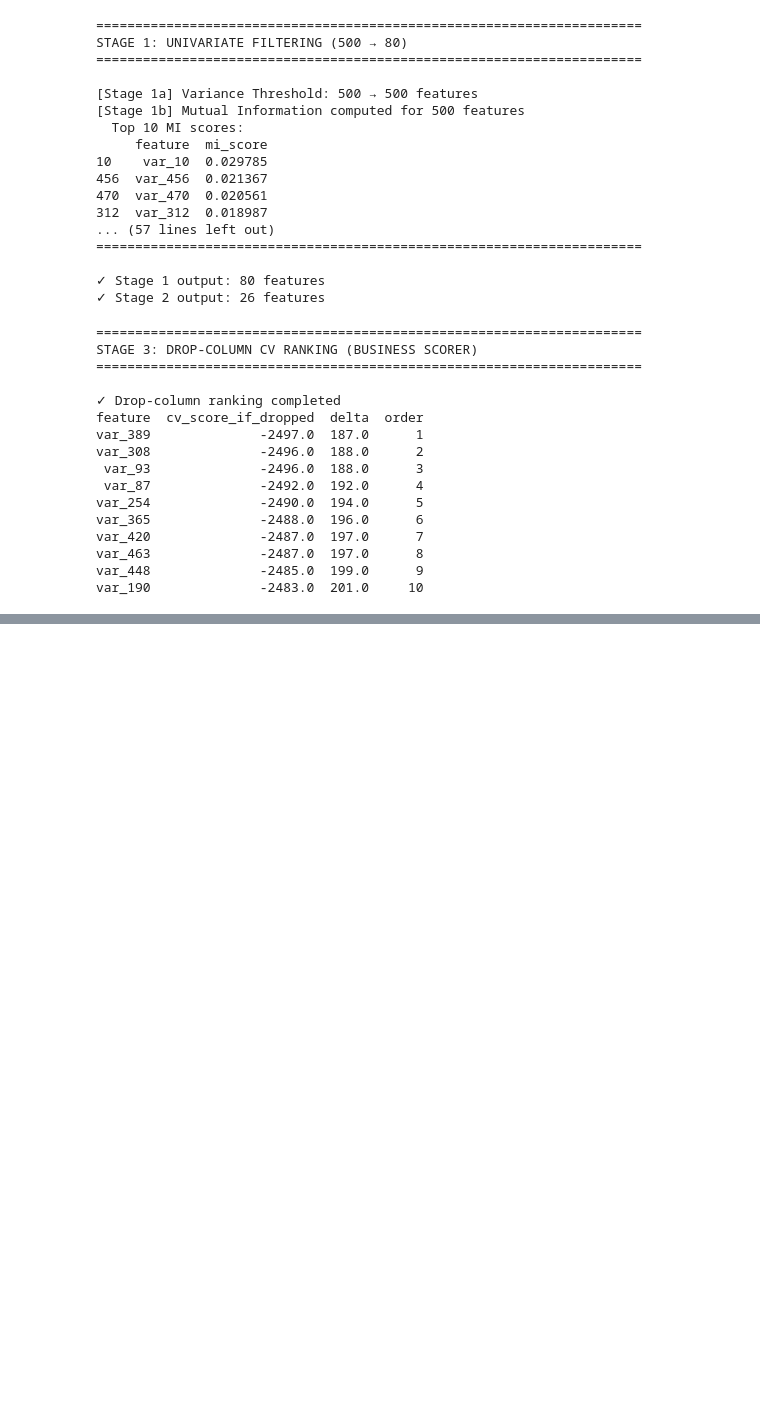
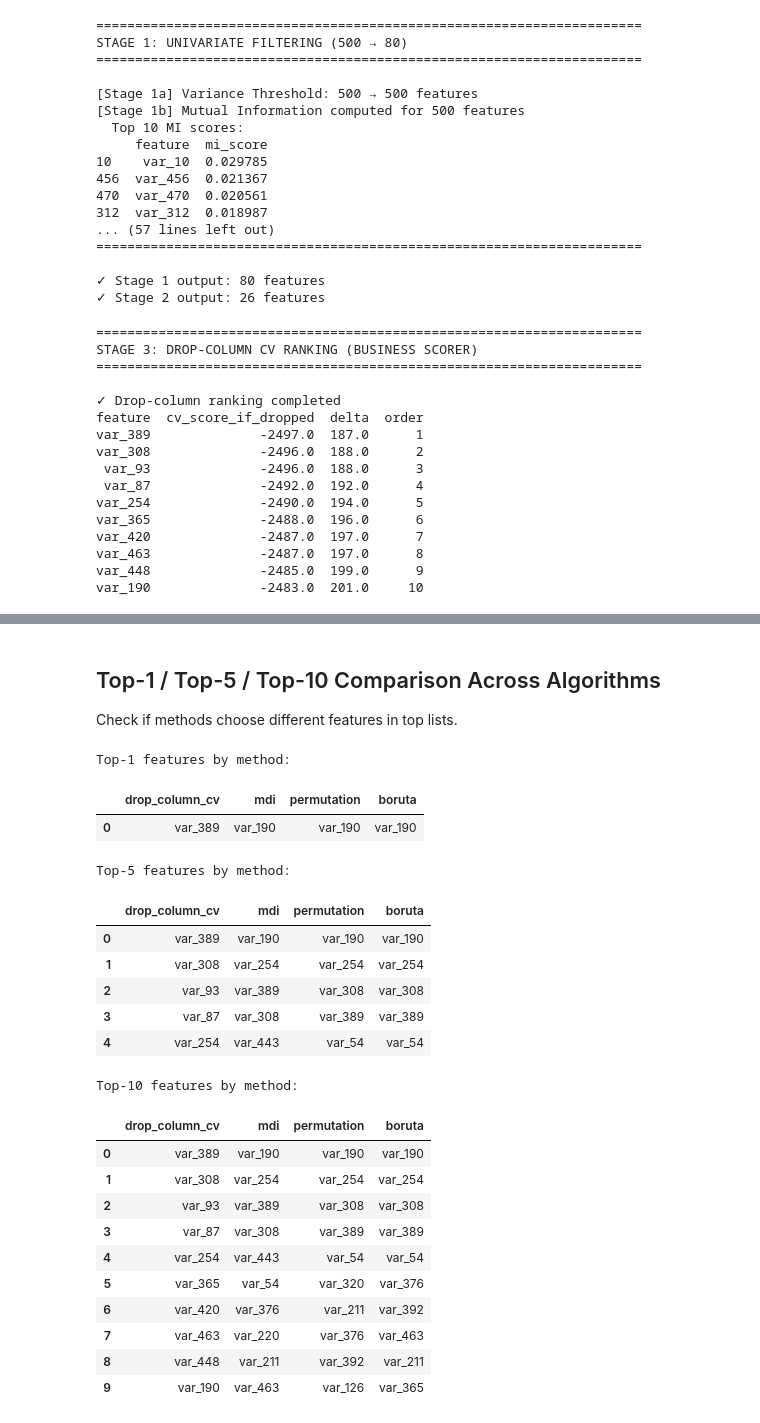
Before and after one commit to Pawlo77/cost-effective, a Jupyter notebook: notebooks/feature_selection.ipynb, the cells around one changed output, grey strips where cells are left out. Saved outputs shown, nothing was run; the diff lists cells and outputs as text; code cells hidden in the pictures; blank space fills up the shorter version.

Commit message:
add: pca for baseline, more feature selection methods, modelling with clustering

```diff
--- a/notebooks/feature_selection.ipynb
+++ b/notebooks/feature_selection.ipynb
@@ -175,0 +268,45 @@ stage3_feature_set_scores
+# %% [markdown]
+## Top-1 / Top-5 / Top-10 Comparison Across Algorithms
+
+Check if methods choose different features in top lists.
+# %%
+topk = (1, 5, 10)
+
+algorithm_rankings = {
+    "drop_column_cv": ranked_stage2_features["feature"].tolist(),
+    "mdi": mdi_ranking["feature"].tolist(),
+    "permutation": perm_ranking["feature"].tolist(),
+}
+
+algorithm_rankings["boruta"] = boruta_ranking["feature"].tolist()
+
+for k in topk:
+    print(f"\nTop-{k} features by method:")
+    panel = pd.DataFrame({
+        name: features[:k] + [None] * (k - len(features[:k]))
+        for name, features in algorithm_rankings.items()
+    })
+    display(panel)
+# %% [output]
+Top-1 features by method:
+|  | drop_column_cv | mdi | permutation | boruta |
+| 0 | var_389 | var_190 | var_190 | var_190 |
+Top-5 features by method:
+|  | drop_column_cv | mdi | permutation | boruta |
+| 0 | var_389 | var_190 | var_190 | var_190 |
+| 1 | var_308 | var_254 | var_254 | var_254 |
+| 2 | var_93 | var_389 | var_308 | var_308 |
+| 3 | var_87 | var_308 | var_389 | var_389 |
+| 4 | var_254 | var_443 | var_54 | var_54 |
+Top-10 features by method:
+|  | drop_column_cv | mdi | permutation | boruta |
+| 0 | var_389 | var_190 | var_190 | var_190 |
+| 1 | var_308 | var_254 | var_254 | var_254 |
+| 2 | var_93 | var_389 | var_308 | var_308 |
+| 3 | var_87 | var_308 | var_389 | var_389 |
+| 4 | var_254 | var_443 | var_54 | var_54 |
+| 5 | var_365 | var_54 | var_320 | var_376 |
+| 6 | var_420 | var_376 | var_211 | var_392 |
+| 7 | var_463 | var_220 | var_376 | var_463 |
+| 8 | var_448 | var_211 | var_392 | var_211 |
+| 9 | var_190 | var_463 | var_126 | var_365 |
```
Also changed, not shown: parts of 6 cells of this notebook, 26 other files.
